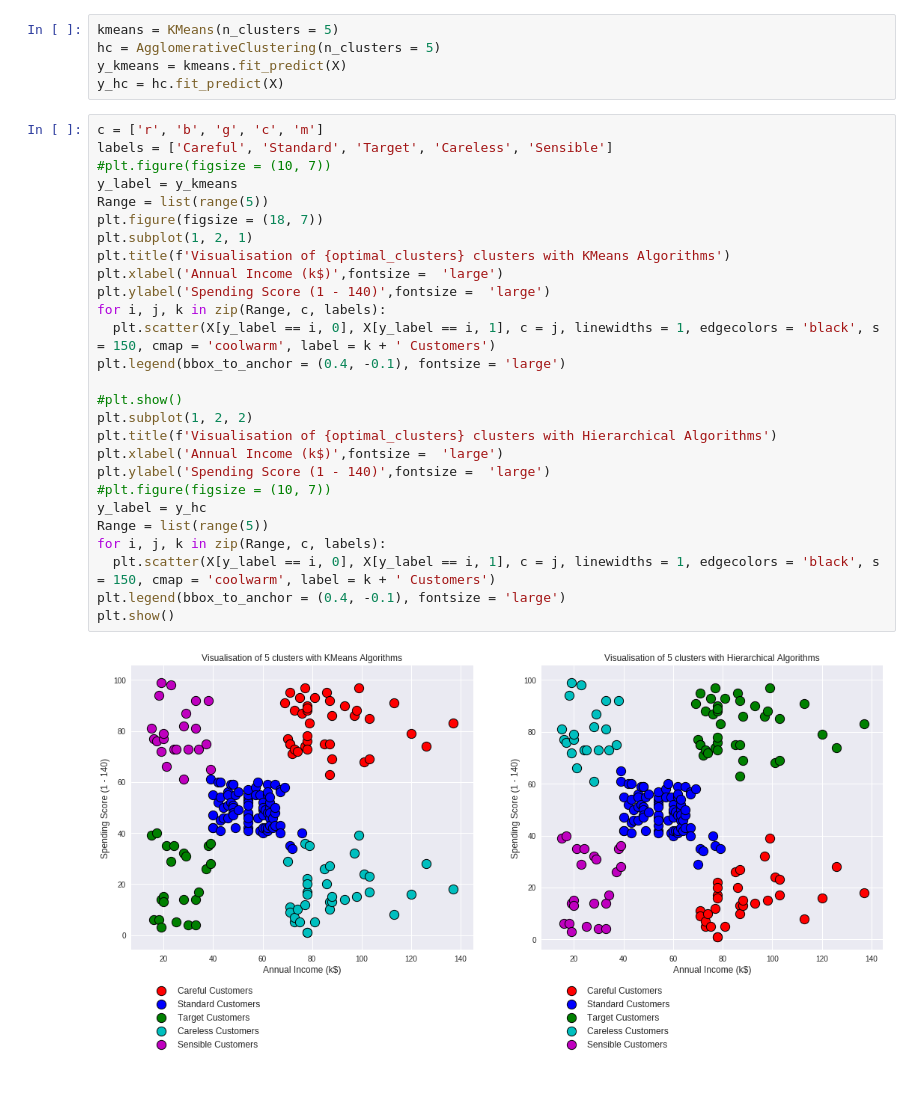
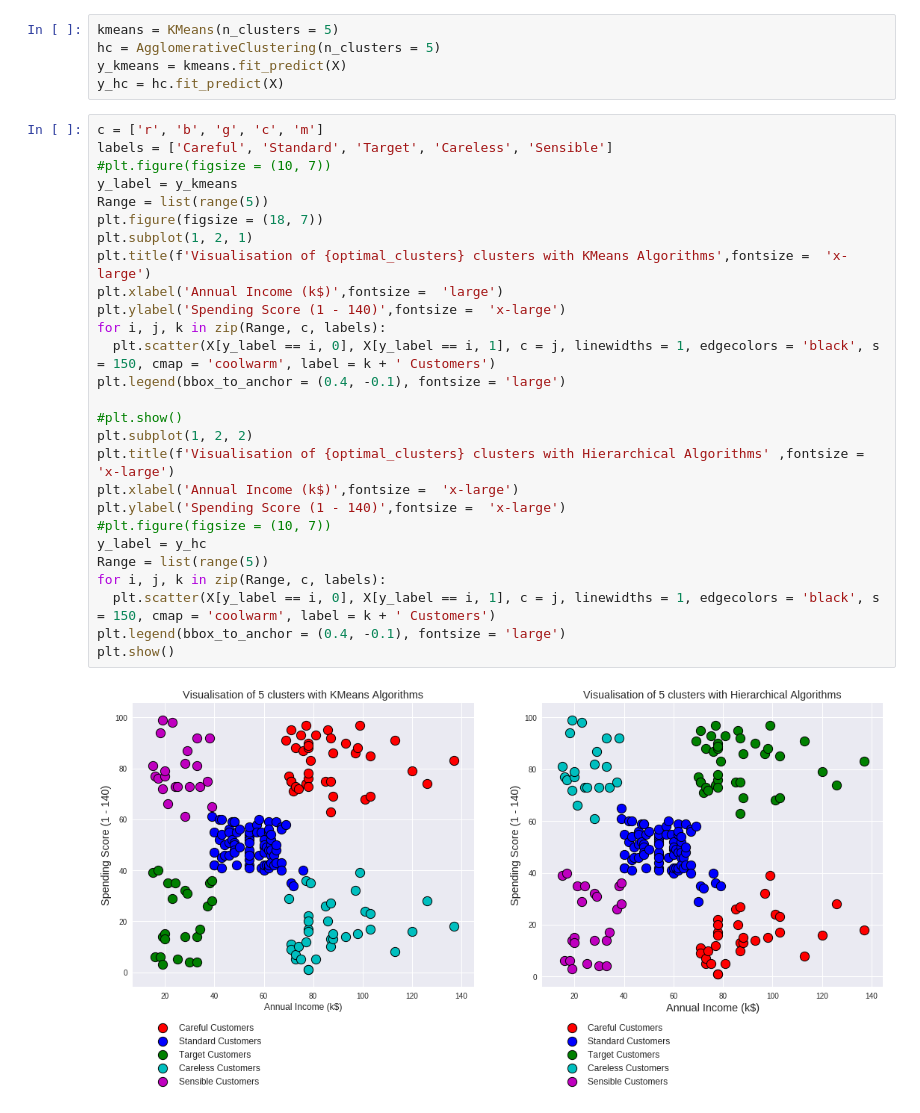
Before and after one commit to noushadkhan01/Projects, a Jupyter notebook: Machine-Learning/Clustering/Hierarchical clustering/Hierarchical_clustering_Project_on_Advertising_Data.ipynb, the cells around one changed output. Cells and saved outputs as stored; diff of their text form; blank space fills up the shorter version.

```diff
--- a/Machine-Learning/Clustering/Hierarchical clustering/Hierarchical_clustering_Project_on_Advertising_Data.ipynb
+++ b/Machine-Learning/Clustering/Hierarchical clustering/Hierarchical_clustering_Project_on_Advertising_Data.ipynb
@@ -124,29 +124,29 @@ y_hc = hc.fit_predict(X)
 # %%
 c = ['r', 'b', 'g', 'c', 'm']
 labels = ['Careful', 'Standard', 'Target', 'Careless', 'Sensible']
 #plt.figure(figsize = (10, 7))
 y_label = y_kmeans
 Range = list(range(5))
 plt.figure(figsize = (18, 7))
 plt.subplot(1, 2, 1)
-plt.title(f'Visualisation of {optimal_clusters} clusters with KMeans Algorithms')
+plt.title(f'Visualisation of {optimal_clusters} clusters with KMeans Algorithms',fontsize =  'x-large')
 plt.xlabel('Annual Income (k$)',fontsize =  'large')
-plt.ylabel('Spending Score (1 - 140)',fontsize =  'large')
+plt.ylabel('Spending Score (1 - 140)',fontsize =  'x-large')
 for i, j, k in zip(Range, c, labels):
   plt.scatter(X[y_label == i, 0], X[y_label == i, 1], c = j, linewidths = 1, edgecolors = 'black', s = 150, cmap = 'coolwarm', label = k + ' Customers')
 plt.legend(bbox_to_anchor = (0.4, -0.1), fontsize = 'large')
 
 #plt.show()
 plt.subplot(1, 2, 2)
-plt.title(f'Visualisation of {optimal_clusters} clusters with Hierarchical Algorithms')
-plt.xlabel('Annual Income (k$)',fontsize =  'large')
-plt.ylabel('Spending Score (1 - 140)',fontsize =  'large')
+plt.title(f'Visualisation of {optimal_clusters} clusters with Hierarchical Algorithms' ,fontsize =  'x-large')
+plt.xlabel('Annual Income (k$)',fontsize =  'x-large')
+plt.ylabel('Spending Score (1 - 140)',fontsize =  'x-large')
 #plt.figure(figsize = (10, 7))
 y_label = y_hc
 Range = list(range(5))
 for i, j, k in zip(Range, c, labels):
   plt.scatter(X[y_label == i, 0], X[y_label == i, 1], c = j, linewidths = 1, edgecolors = 'black', s = 150, cmap = 'coolwarm', label = k + ' Customers')
 plt.legend(bbox_to_anchor = (0.4, -0.1), fontsize = 'large')
 plt.show()
 # %% [output]
-[figure, old version]
+[figure, new version]
```
